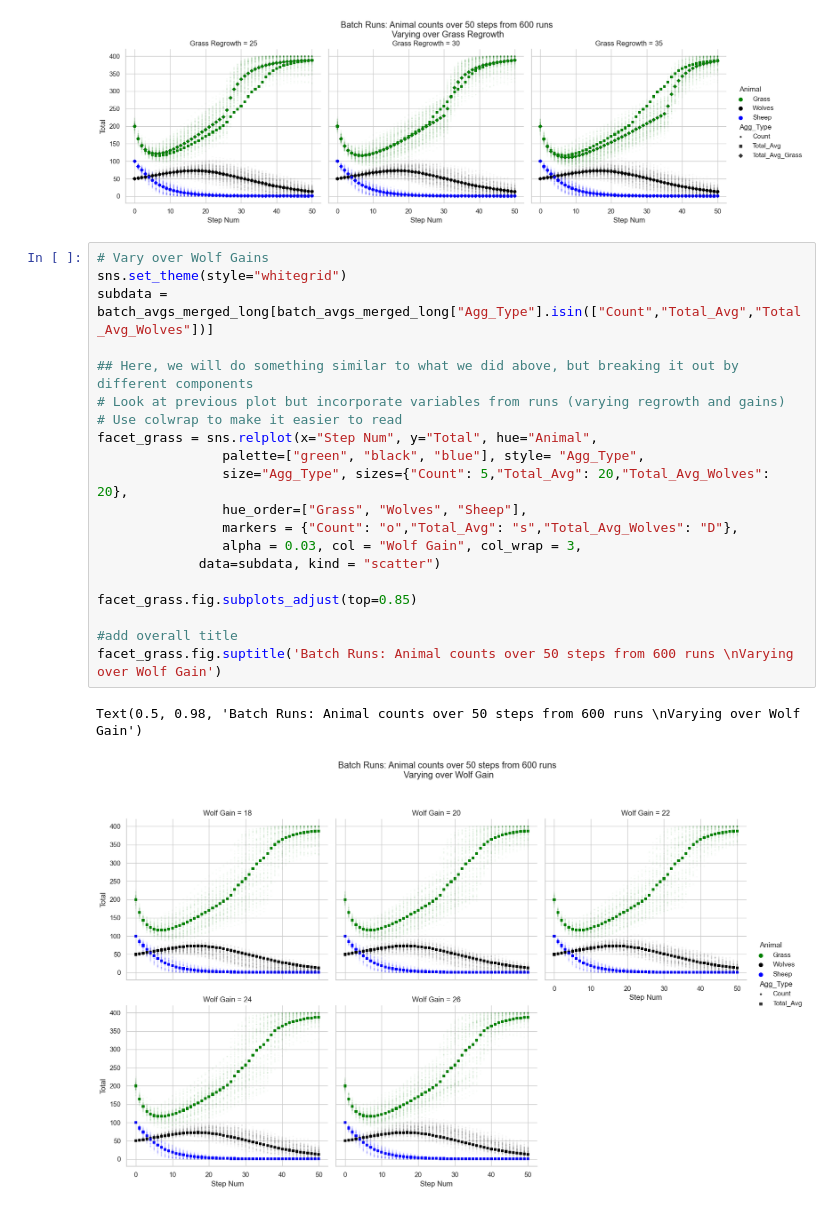
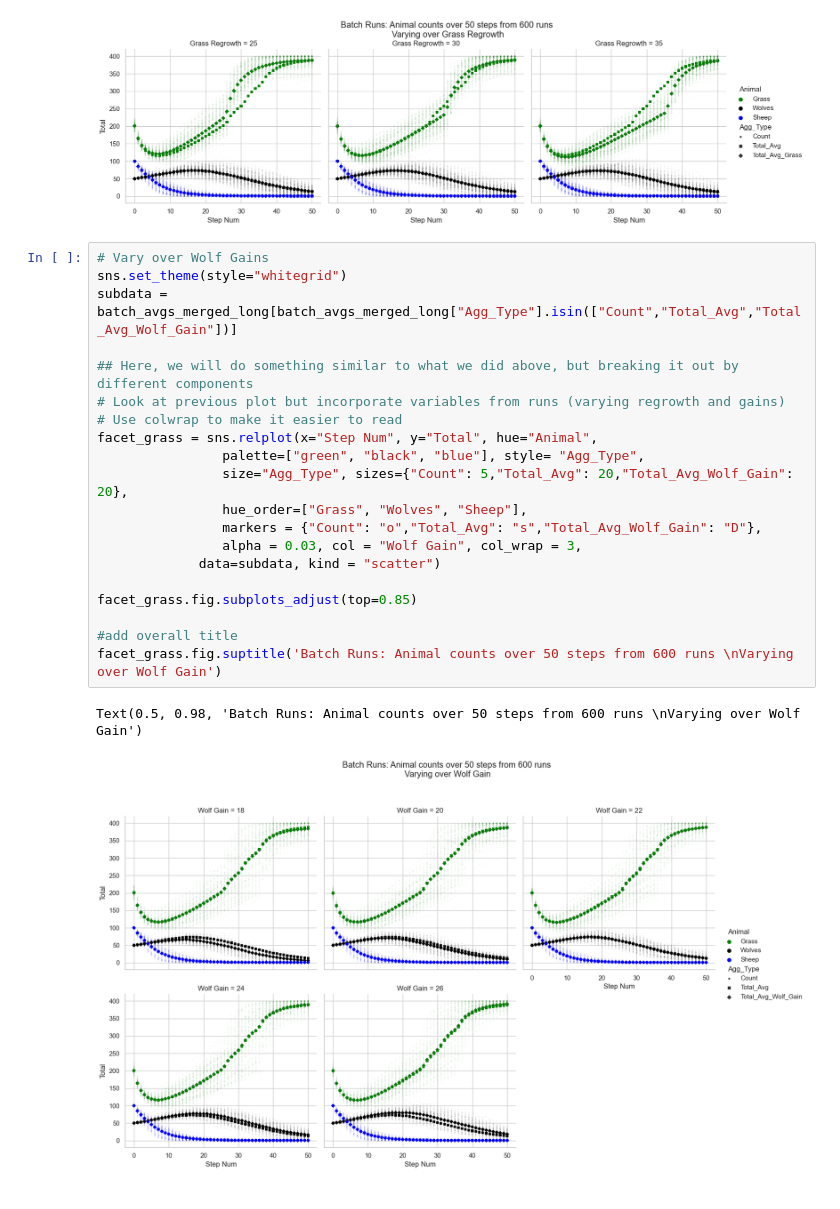
Before and after one commit to jmclip/MACSS-40550-ABM, a Jupyter notebook: 7_Analysis_YAAWN/data/batch_analysis_example_plots.ipynb, the cells around one changed output. Saved outputs shown, nothing was run; the diff lists cells and outputs as text.

```diff
--- a/7_Analysis_YAAWN/data/batch_analysis_example_plots.ipynb
+++ b/7_Analysis_YAAWN/data/batch_analysis_example_plots.ipynb
@@ -190,23 +149,23 @@ Text(0.5, 0.98, 'Batch Runs: Animal counts over 50 steps from 600 runs \nVarying
 # %%
 # Vary over Wolf Gains
 sns.set_theme(style="whitegrid")
-subdata = batch_avgs_merged_long[batch_avgs_merged_long["Agg_Type"].isin(["Count","Total_Avg","Total_Avg_Wolves"])]
+subdata = batch_avgs_merged_long[batch_avgs_merged_long["Agg_Type"].isin(["Count","Total_Avg","Total_Avg_Wolf_Gain"])]
 
 ## Here, we will do something similar to what we did above, but breaking it out by different components
 # Look at previous plot but incorporate variables from runs (varying regrowth and gains)
 # Use colwrap to make it easier to read
 facet_grass = sns.relplot(x="Step Num", y="Total", hue="Animal",
                 palette=["green", "black", "blue"], style= "Agg_Type",
-                size="Agg_Type", sizes={"Count": 5,"Total_Avg": 20,"Total_Avg_Wolves": 20},
+                size="Agg_Type", sizes={"Count": 5,"Total_Avg": 20,"Total_Avg_Wolf_Gain": 20},
                 hue_order=["Grass", "Wolves", "Sheep"],
-                markers = {"Count": "o","Total_Avg": "s","Total_Avg_Wolves": "D"},
+                markers = {"Count": "o","Total_Avg": "s","Total_Avg_Wolf_Gain": "D"},
                 alpha = 0.03, col = "Wolf Gain", col_wrap = 3,
              data=subdata, kind = "scatter")
 
 facet_grass.fig.subplots_adjust(top=0.85)
 
 #add overall title
 facet_grass.fig.suptitle('Batch Runs: Animal counts over 50 steps from 600 runs \nVarying over Wolf Gain')
 # %% [output]
 Text(0.5, 0.98, 'Batch Runs: Animal counts over 50 steps from 600 runs \nVarying over Wolf Gain')
-[figure, old version]
+[figure, new version]
```
Also changed, not shown: parts of 6 cells of this notebook.
